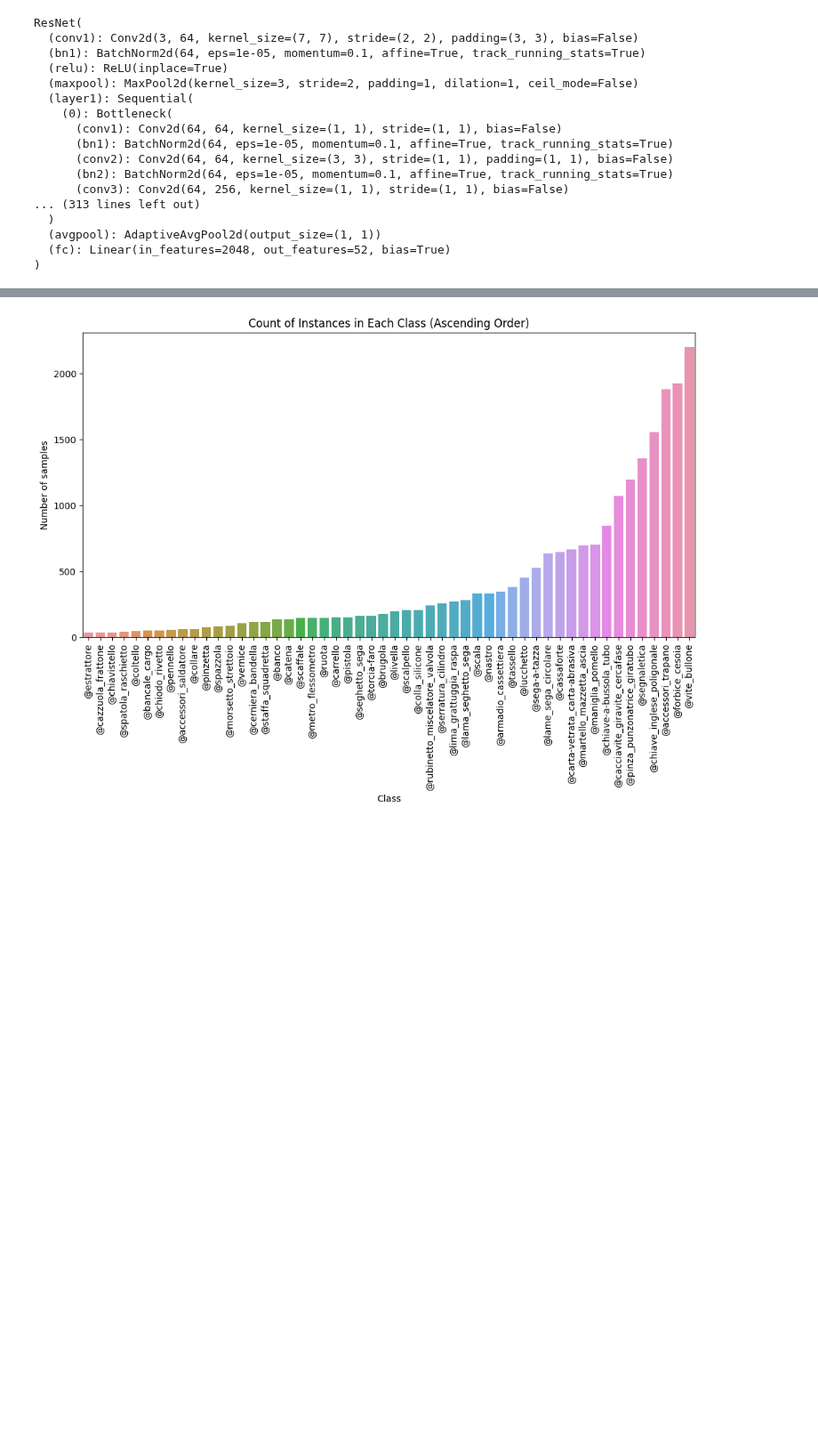
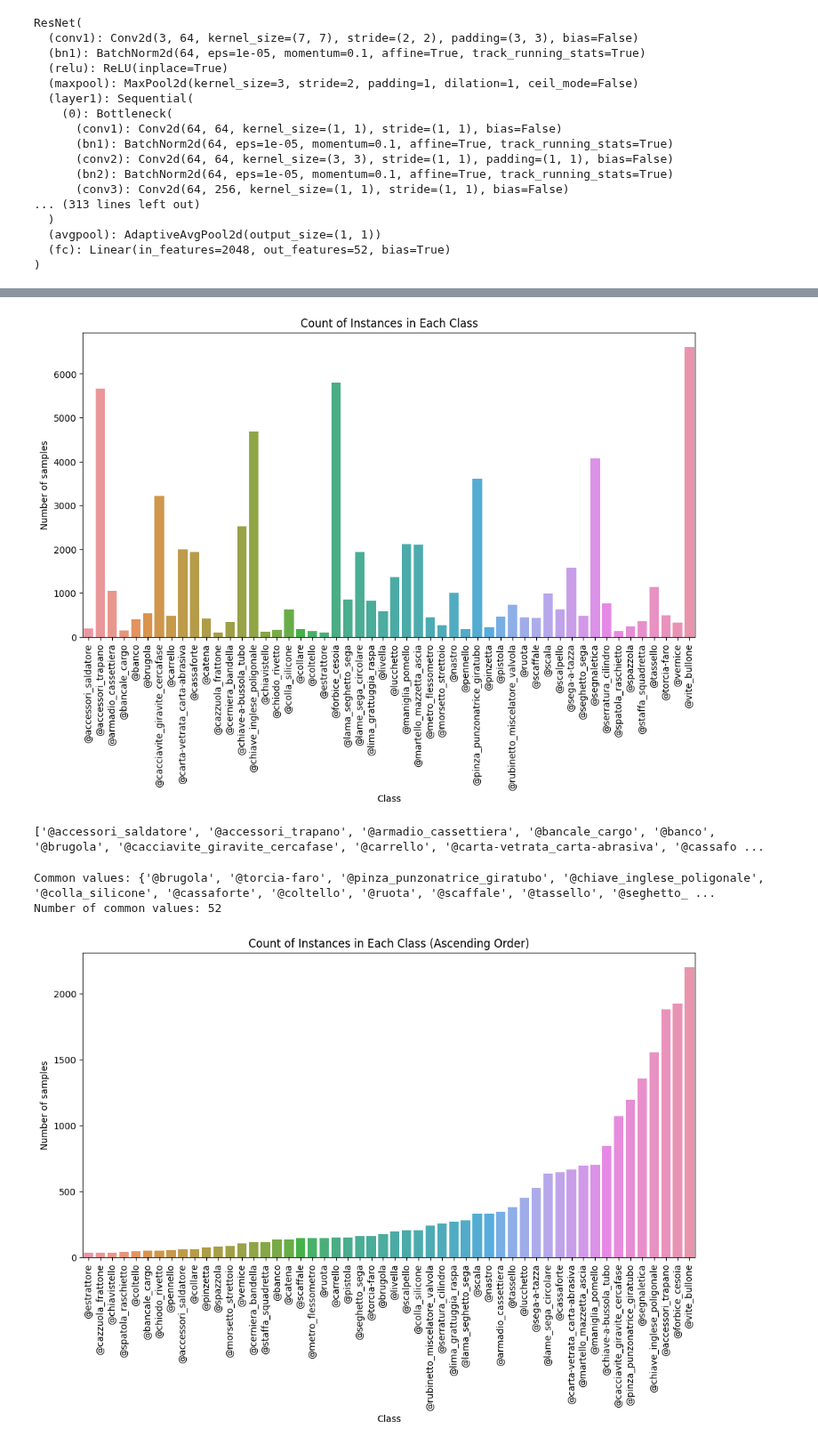
Before and after one commit to MuhammadIrzam447/visionCodes, a Jupyter notebook: MultiModel_images_ferramenta_ResNet_101_100_ImageMissing.ipynb, the cells around one changed output, grey strips where cells are left out. Shown at 89% size. Drawn from its saved outputs; the diff is of its cells as text; code cells hidden in the pictures; blank space fills up the shorter version.

```diff
--- a/MultiModel_images_ferramenta_ResNet_101_100_ImageMissing.ipynb
+++ b/MultiModel_images_ferramenta_ResNet_101_100_ImageMissing.ipynb
@@ -414,3 +443,45 @@ dict_values([59, 1879, 345, 48, 132, 176, 1069, 148, 663, 642, 136, 35, 112, 842
+# %%
+# Extract class labels and counts from the dictionary
+class_labels = list(class_lengths_dict.keys())
+class_counts = list(class_lengths_dict.values())
+
+# Create a count plot
+plt.figure(figsize=(12, 6))
+sns.barplot(x=class_labels, y=class_counts)
+plt.xticks(rotation=90)
+plt.xlabel('Class')
+plt.ylabel('Number of samples')
+plt.title('Count of Instances in Each Class')
+plt.show()
+# %% [output]
+[figure, added]
+# %%
+list1 = class_labels
+print(list1)
+# list2 = ['banana', 'kiwi', 'orange', 'watermelon']
+
+# set1 = set(list1)
+# set2 = set(list2)
+
+# common_values = set1.intersection(set2)
+# num_common_values = len(common_values)
+
+# print("Common values:", common_values)
+# print("Number of common values:", num_common_values)
+# %% [output]
+['@accessori_saldatore', '@accessori_trapano', '@armadio_cassettiera', '@bancale_cargo', '@banco', '@brugola', '@cacciavite_giravite_cercafase', '@carrello', '@carta-vetrata_carta-abrasiva', '@cassafo ...
+# %%
+set1 = set(list1)
+set2 = set(list2)
+
+common_values = set1.intersection(set2)
+num_common_values = len(common_values)
+
+print("Common values:", common_values)
+print("Number of common values:", num_common_values)
+# %% [output]
+Common values: {'@brugola', '@torcia-faro', '@pinza_punzonatrice_giratubo', '@chiave_inglese_poligonale', '@colla_silicone', '@cassaforte', '@coltello', '@ruota', '@scaffale', '@tassello', '@seghetto_ ...
+Number of common values: 52
 # %%
 #  Extract class labels and counts from the dictionary
 class_labels = list(class_lengths_dict.keys())
```
Also changed, not shown: parts of 15 cells of this notebook.
